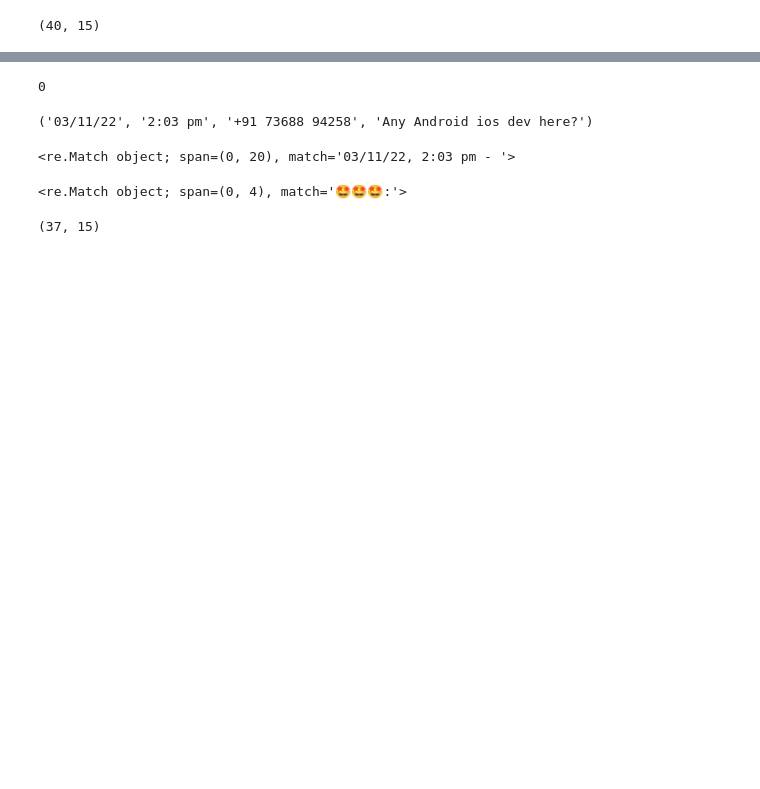
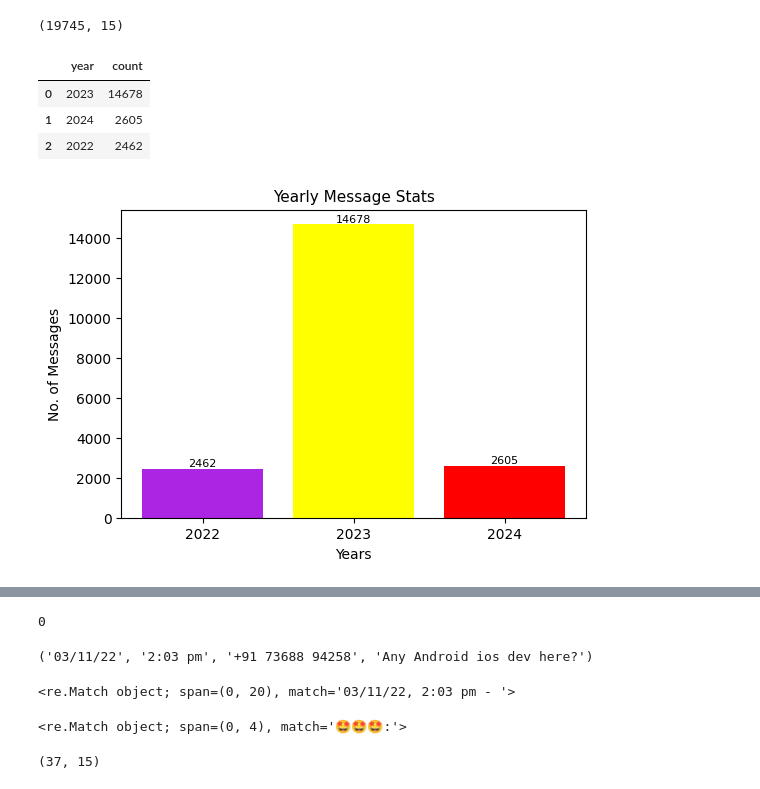
Before and after one commit to ronylpatil/chatInsights, a Jupyter notebook: doc/en/manual_test.ipynb, the cells around one changed output, grey strips where cells are left out. Drawn from its saved outputs; the diff is of its cells as text; code cells hidden in the pictures; blank space fills up the shorter version.

```diff
--- a/doc/en/manual_test.ipynb
+++ b/doc/en/manual_test.ipynb
@@ -163,7 +244,7 @@ def _transformData(file_path: str) -> pd.DataFrame:
 
     return df
 # %%
-df = _transformData(r'E:/MLOps/ChatInsights/tests/test_data/chat4.txt')
+df = _transformData(r'E:/MLOps/ChatInsights/data/chat1.txt')
 df.shape
 # %% [output]
-(40, 15)
+(19745, 15)
@@ -170,3 +253,41 @@ df.shape
+# %%
+df1
+# %% [output]
+|  | year | count |
+| 0 | 2023 | 14678 |
+| 1 | 2024 | 2605 |
+| 2 | 2022 | 2462 |
+# %%
+import matplotlib.pyplot as plt
+
+df1 = df['year'].value_counts().to_frame().reset_index()
+
+# Create the figure and axis
+plt.figure(figsize=(6, 4))
+
+# Plotting the data
+bars = plt.bar(df1['year'], df1['count'], color=['#ffff00', '#ff0000', '#ac25e2'])
+
+# Adding count labels on top of each bar
+for bar in bars:
+    yval = bar.get_height()
+    plt.text(bar.get_x() + bar.get_width()/2, yval + 0.1, int(yval), ha='center', va='bottom', fontsize=8)
+
+# Set labels and title
+plt.xlabel('Years')
+plt.ylabel('No. of Messages')
+plt.title('Yearly Message Stats', fontdict={'fontsize': 11})
+
+# Ensure x-axis shows integer values
+plt.xticks(df1['year'])
+
+# Save the plot
+plt.savefig('active_year.png', bbox_inches='tight')
+
+# Show the plot
+plt.show()
+# %% [output]
+[figure, added]
 # %%
 df.tail()
 # %% [output]
```
Also changed, not shown: parts of 4 cells of this notebook.
